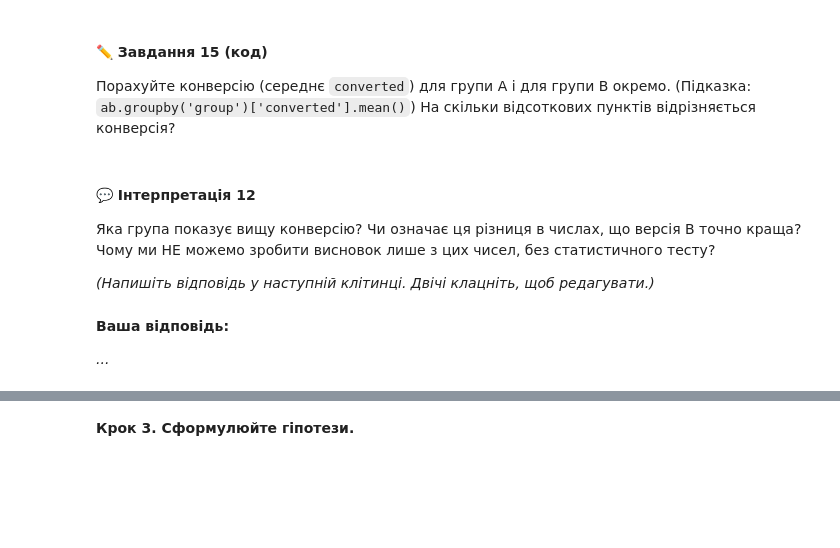
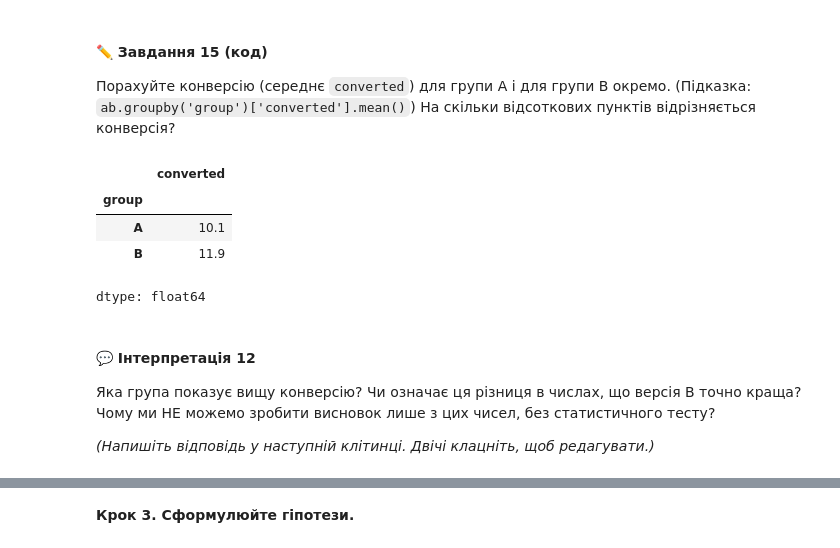
Before and after one commit to T-Svitlichna/DTA_Python, a Jupyter notebook: HomeWork/28062026_2practice_stat_tests.ipynb, the cells around one changed output, grey strips where cells are left out. Cells and saved outputs as stored; diff of their text form; code cells hidden in the pictures; blank space fills up the shorter version.

```diff
--- a/HomeWork/28062026_2practice_stat_tests.ipynb
+++ b/HomeWork/28062026_2practice_stat_tests.ipynb
@@ -582,10 +598,16 @@ spend -0.041817  1.000000
+# %%
+# Завдання 15:
+ab.groupby('group')['converted'].mean()*100
+#ab.groupby('group')['converted'].sum()
+# %% [output]
+|  | converted |
+| group |  |
+| A | 10.1 |
+| B | 11.9 |
+dtype: float64
 # %% [markdown]
 #### 💬 Інтерпретація 12
 
 Яка група показує вищу конверсію? Чи означає ця різниця в числах, що версія B точно краща? Чому ми НЕ можемо зробити висновок лише з цих чисел, без статистичного тесту?
 
 *(Напишіть відповідь у наступній клітинці. Двічі клацніть, щоб редагувати.)*
-# %% [markdown]
-**Ваша відповідь:**
-
-*...*
```
Also changed, not shown: parts of 38 cells of this notebook.
